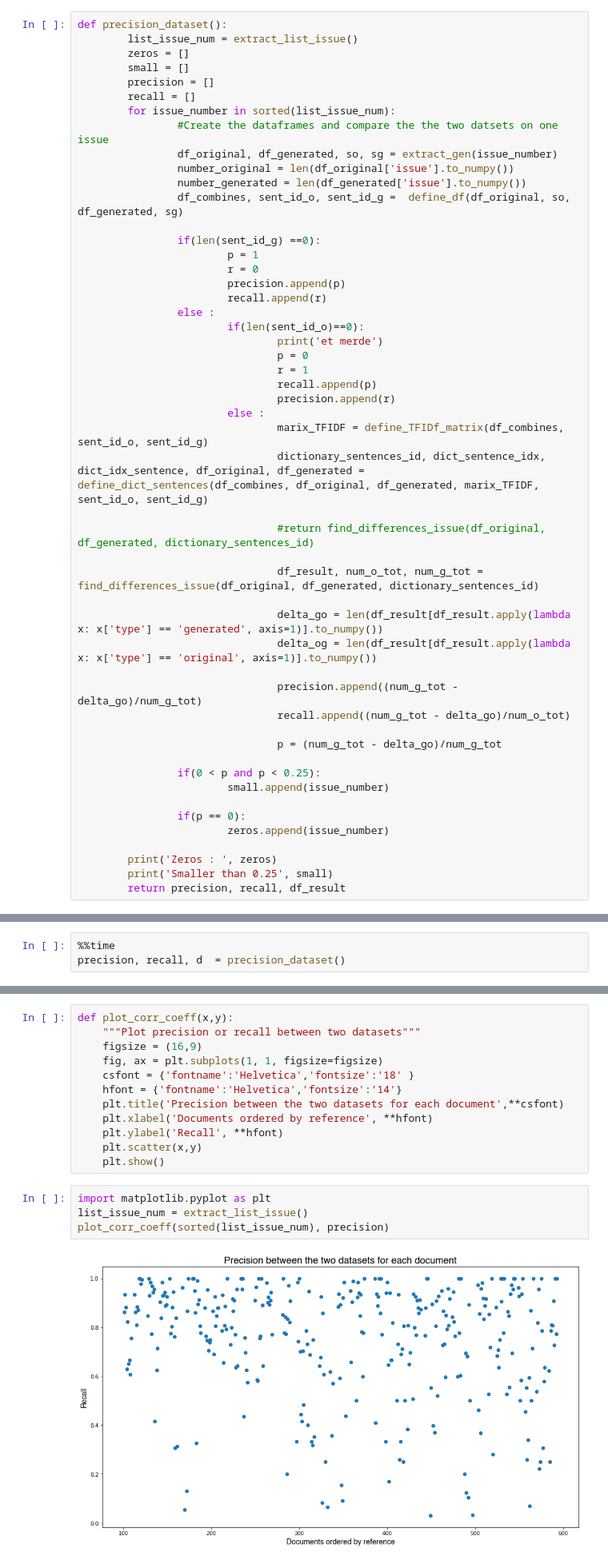
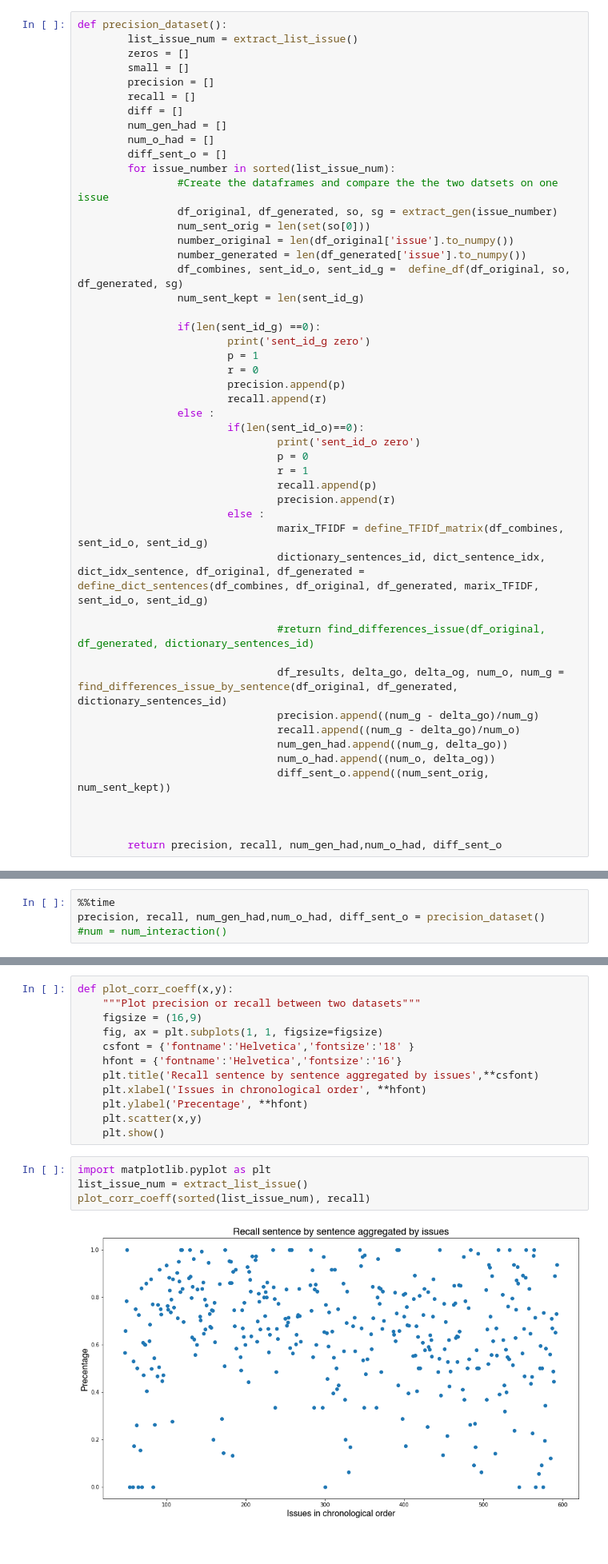
Before and after one commit to victorkristof/cop-mining-interactions, a Jupyter notebook: Code/h3_ENB_combine.ipynb, the cells around one changed output, grey strips where cells are left out. Shown at 80% size. Cells and saved outputs as stored; diff of their text form.

Commit message:
Update precision and recall.

```diff
--- a/Code/h3_ENB_combine.ipynb
+++ b/Code/h3_ENB_combine.ipynb
@@ -299,21 +369,28 @@ def precision_dataset():
         small = []
         precision = []
         recall = []
+        diff = []
+        num_gen_had = []
+        num_o_had = []
+        diff_sent_o = []
         for issue_number in sorted(list_issue_num):
                 #Create the dataframes and compare the the two datsets on one issue
                 df_original, df_generated, so, sg = extract_gen(issue_number)
+                num_sent_orig = len(set(so[0]))
                 number_original = len(df_original['issue'].to_numpy())
                 number_generated = len(df_generated['issue'].to_numpy())
                 df_combines, sent_id_o, sent_id_g =  define_df(df_original, so, df_generated, sg)
+                num_sent_kept = len(sent_id_g)
 
                 if(len(sent_id_g) ==0):
+                        print('sent_id_g zero')
                         p = 1
                         r = 0
                         precision.append(p)
                         recall.append(r)
                 else :
                         if(len(sent_id_o)==0):
-                                print('et merde')
+                                print('sent_id_o zero')
                                 p = 0
                                 r = 1
                                 recall.append(p)
@@ -324,22 +401,13 @@ def precision_dataset():
 
                                 #return find_differences_issue(df_original, df_generated, dictionary_sentences_id)
 
-                                df_result, num_o_tot, num_g_tot = find_differences_issue(df_original, df_generated, dictionary_sentences_id)
+                                df_results, delta_go, delta_og, num_o, num_g = find_differences_issue_by_sentence(df_original, df_generated, dictionary_sentences_id)
+                                precision.append((num_g - delta_go)/num_g)
+                                recall.append((num_g - delta_go)/num_o)
+                                num_gen_had.append((num_g, delta_go))
+                                num_o_had.append((num_o, delta_og))
+                                diff_sent_o.append((num_sent_orig, num_sent_kept))
 
-                                delta_go = len(df_result[df_result.apply(lambda x: x['type'] == 'generated', axis=1)].to_numpy())
-                                delta_og = len(df_result[df_result.apply(lambda x: x['type'] == 'original', axis=1)].to_numpy())
 
-                                precision.append((num_g_tot - delta_go)/num_g_tot)
-                                recall.append((num_g_tot - delta_go)/num_o_tot)
 
-                                p = (num_g_tot - delta_go)/num_g_tot
-
-                if(0 < p and p < 0.25):
-                        small.append(issue_number)
-
-                if(p == 0):
-                        zeros.append(issue_number)
-
-        print('Zeros : ', zeros)
-        print('Smaller than 0.25', small)
-        return precision, recall, df_result
+        return precision, recall, num_gen_had,num_o_had, diff_sent_o
@@ -346,4 +435,5 @@ def precision_dataset():
 # %%
 %%time
-precision, recall, d  = precision_dataset()
+precision, recall, num_gen_had,num_o_had, diff_sent_o = precision_dataset()
+#num = num_interaction()
 # %% [output]
@@ -376,18 +465,18 @@ def plot_corr_coeff(x,y):
     figsize = (16,9)
     fig, ax = plt.subplots(1, 1, figsize=figsize)
     csfont = {'fontname':'Helvetica','fontsize':'18' }
-    hfont = {'fontname':'Helvetica','fontsize':'14'}
-    plt.title('Precision between the two datasets for each document',**csfont)
-    plt.xlabel('Documents ordered by reference', **hfont)
-    plt.ylabel('Recall', **hfont)
+    hfont = {'fontname':'Helvetica','fontsize':'16'}
+    plt.title('Recall sentence by sentence aggregated by issues',**csfont)
+    plt.xlabel('Issues in chronological order', **hfont)
+    plt.ylabel('Precentage', **hfont)
     plt.scatter(x,y)
     plt.show()
 # %%
 import matplotlib.pyplot as plt
 list_issue_num = extract_list_issue()
-plot_corr_coeff(sorted(list_issue_num), precision)
+plot_corr_coeff(sorted(list_issue_num), recall)
 # %% [output]
-[figure, old version]
+[figure, new version]
 # %% [markdown]
 - Zeros :  []
 - Smaller than 0.25 [170, 172, 286, 326, 332, 348, 349, 402, 449, 488, 490, 492, 497, 559, 562]
```
Also changed, not shown: parts of 8 cells of this notebook, 8 other files.
